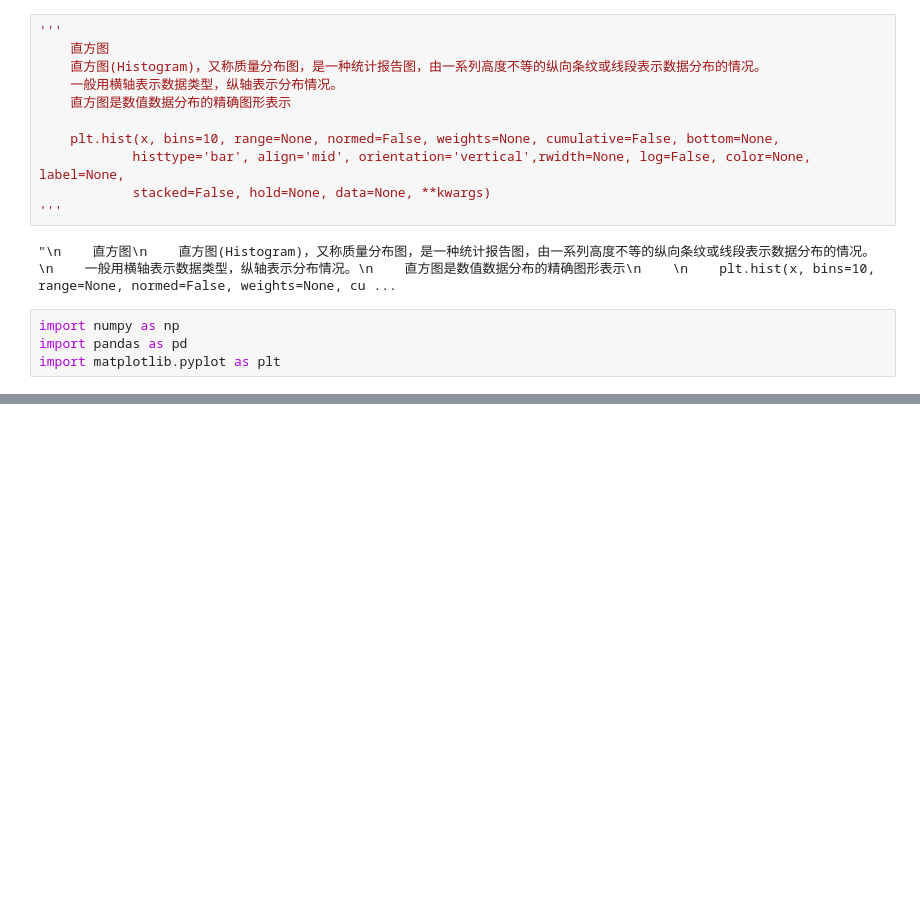
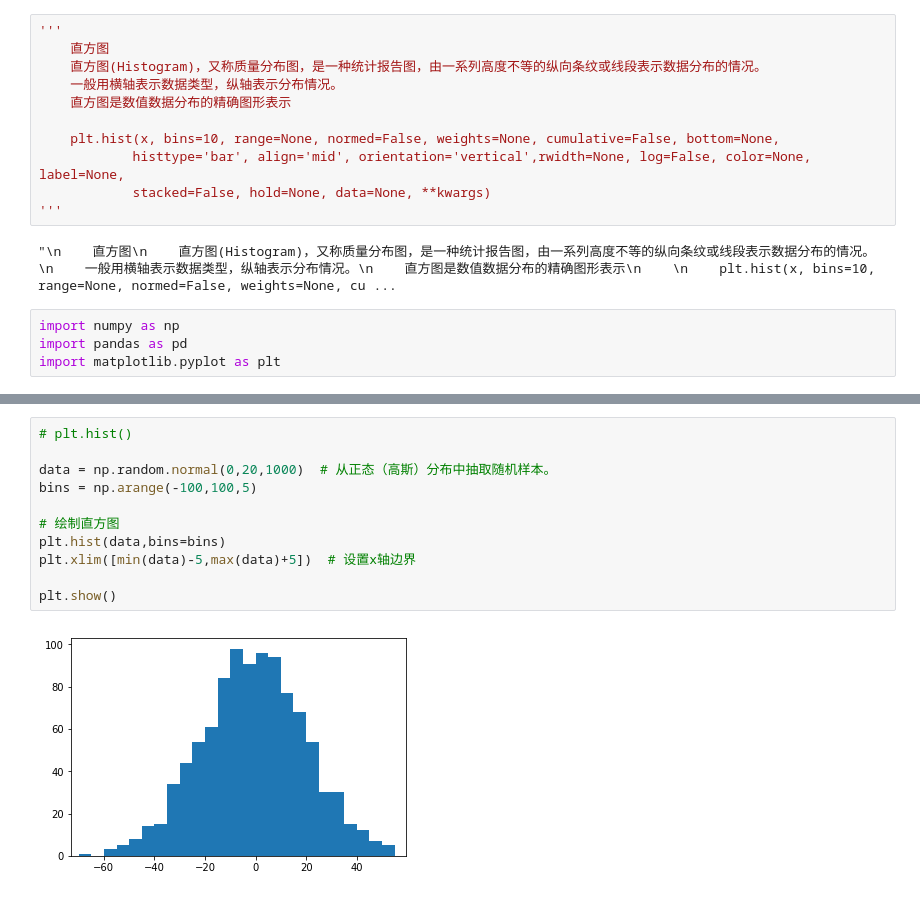
Before and after one commit to dhb15735104415/python-DA-notes, a Jupyter notebook: matplotlib/codes/Part02_直方图_Study.ipynb, the cells around one changed output, grey strips where cells are left out. Cells and saved outputs as stored; diff of their text form; blank space fills up the shorter version.

```diff
--- a/matplotlib/codes/Part02_直方图_Study.ipynb
+++ b/matplotlib/codes/Part02_直方图_Study.ipynb
@@ -62,0 +62,13 @@ plt.show()
+# %%
+# plt.hist()
+
+data = np.random.normal(0,20,1000)  # 从正态（高斯）分布中抽取随机样本。
+bins = np.arange(-100,100,5)
+
+# 绘制直方图
+plt.hist(data,bins=bins)
+plt.xlim([min(data)-5,max(data)+5])  # 设置x轴边界
+
+plt.show()
+# %% [output]
+[figure, added]
```
Also changed, not shown: parts of 5 cells of this notebook, 1 other file.
